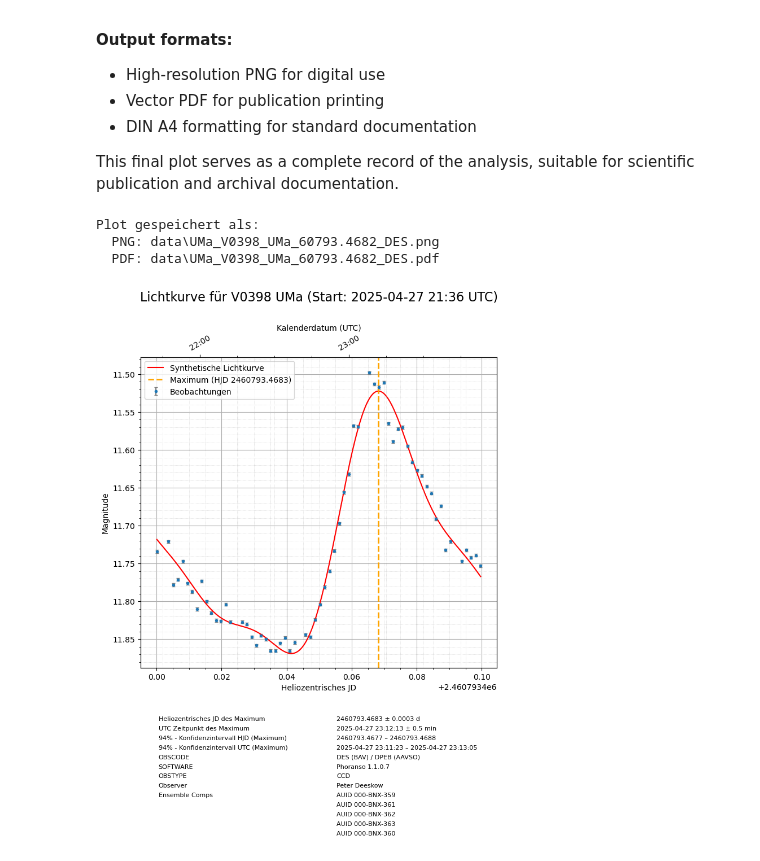
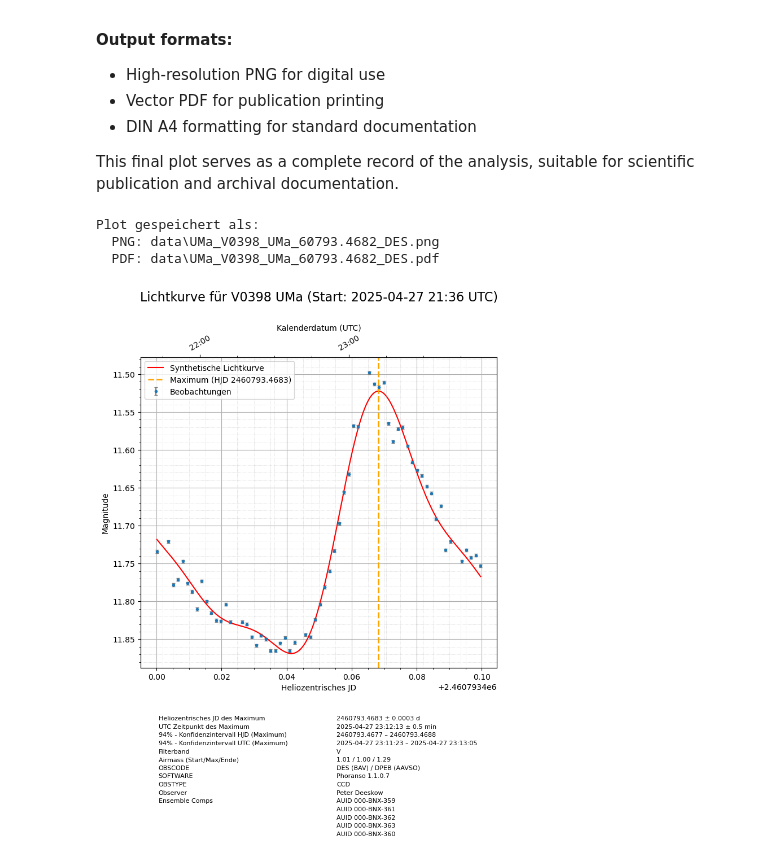
Before and after one commit to pdeeskow/lightcurve, a Jupyter notebook: BAV_lightcurve.ipynb, the cells around one changed output. Saved outputs shown, nothing was run; the diff lists cells and outputs as text; code cells hidden in the pictures.

```diff
--- a/BAV_lightcurve.ipynb
+++ b/BAV_lightcurve.ipynb
@@ -197,3 +197,34 @@ Original JD, HJD and Delta HJD:
 2  2.460793e+06  2.460793e+06   0.001428
 3  2.460793e+06  2.460793e+06   0.001428
 4  2.460793e+06  2.460793e+06   0.001428
+# %%
+from astropy.coordinates import AltAz
+import numpy as np
+
+# Calculate airmass for all observation times
+# Transform target coordinates to horizontal (AltAz) frame for each observation time
+altaz_frame = AltAz(obstime=times, location=location)
+coord_altaz = coord.transform_to(altaz_frame)
+
+# Calculate airmass using secant formula: airmass = sec(zenith_angle)
+# Zenith angle = 90° - altitude
+zenith_angles = 90 * u.deg - coord_altaz.alt
+airmass = 1.0 / np.cos(zenith_angles.to(u.rad))
+
+# Add airmass to dataframe
+df['AIRMASS'] = airmass.value
+
+# Show sample of airmass calculations
+print('Altitude, Zenith Angle and Airmass:')
+print(f"{'JD':<12} {'Alt (deg)':<10} {'Zenith (deg)':<12} {'Airmass':<8}")
+print("-" * 45)
+for i in range(min(5, len(df))):
+    alt = coord_altaz.alt[i].deg
+    zen = zenith_angles[i].deg
+    air = df['AIRMASS'].iloc[i]
+    print(f"{df['DATE'].iloc[i]:<12.4f} {alt:<10.1f} {zen:<12.1f} {air:<8.2f}")
+
+print(f"\nAirmass statistics:")
+print(f"  Minimum: {df['AIRMASS'].min():.2f}")
+print(f"  Maximum: {df['AIRMASS'].max():.2f}")
+print(f"  Mean: {df['AIRMASS'].mean():.2f}")
@@ -686,6 +731,8 @@ table_data = [
     [f"UTC Zeitpunkt des {extremum_label}",             f"{tm_utc.strftime('%Y-%m-%d %H:%M:%S')} ± {tm_sd_min:.1f} min"],
     [f"94% - Konfidenzintervall HJD ({extremum_label})",            f"{hdi_low_hjd:.4f} – {hdi_high_hjd:.4f}"],
     [f"94% - Konfidenzintervall UTC ({extremum_label})",            f"{hdi_low_utc.strftime('%Y-%m-%d %H:%M:%S')} – {hdi_high_utc.strftime('%Y-%m-%d %H:%M:%S')}"],
+    ["Filterband", f"{filter_band}"],
+    ["Airmass (Start/Max/Ende)", f"{df['AIRMASS'].iloc[0]:.2f} / {df['AIRMASS'].min():.2f} / {df['AIRMASS'].iloc[-1]:.2f}"],
     #["Dauer des Minimums (T14)",               f"{df_uncertainties.loc['T14','mean']:.3f} d ({df_uncertainties.loc['T14','hdi_3%']:.3f} ... {df_uncertainties.loc['T14','hdi_97%']:.3f})"],
 ]
 for key, value in header_dict.items():
@@ -705,31 +752,31 @@ for key, value in header_dict.items():
 tbl = ax.table(
     cellText=table_data,
     cellLoc="left",
     loc="bottom",
     bbox=[0, -0.55, 1, 0.4]
 )
 tbl.auto_set_font_size(False)
 tbl.set_fontsize(8)
 tbl.scale(1,4.0)  # increased row height
 # Entferne Tabellenlinien
 for cell in tbl._cells.values():
     cell.set_linewidth(0)
 
 # Speichere Plot als PNG und PDF
 plot_basename = f"{constellation_short}_{object_clean}_{hjd_reduced:.4f}_DES"
 png_path = Path('data') / f"{plot_basename}.png"
 pdf_path = Path('data') / f"{plot_basename}.pdf"
 
 plt.savefig(png_path, dpi=300, bbox_inches='tight', format='png')
 plt.savefig(pdf_path, bbox_inches='tight', format='pdf')
 
 print(f"Plot gespeichert als:")
 print(f"  PNG: {png_path}")
 print(f"  PDF: {pdf_path}")
 
 plt.show()
 # %% [output]
 Plot gespeichert als:
   PNG: data\UMa_V0398_UMa_60793.4682_DES.png
   PDF: data\UMa_V0398_UMa_60793.4682_DES.pdf
-[figure, old version]
+[figure, new version]
```
Also changed, not shown: parts of 3 cells of this notebook, 5 other files.
